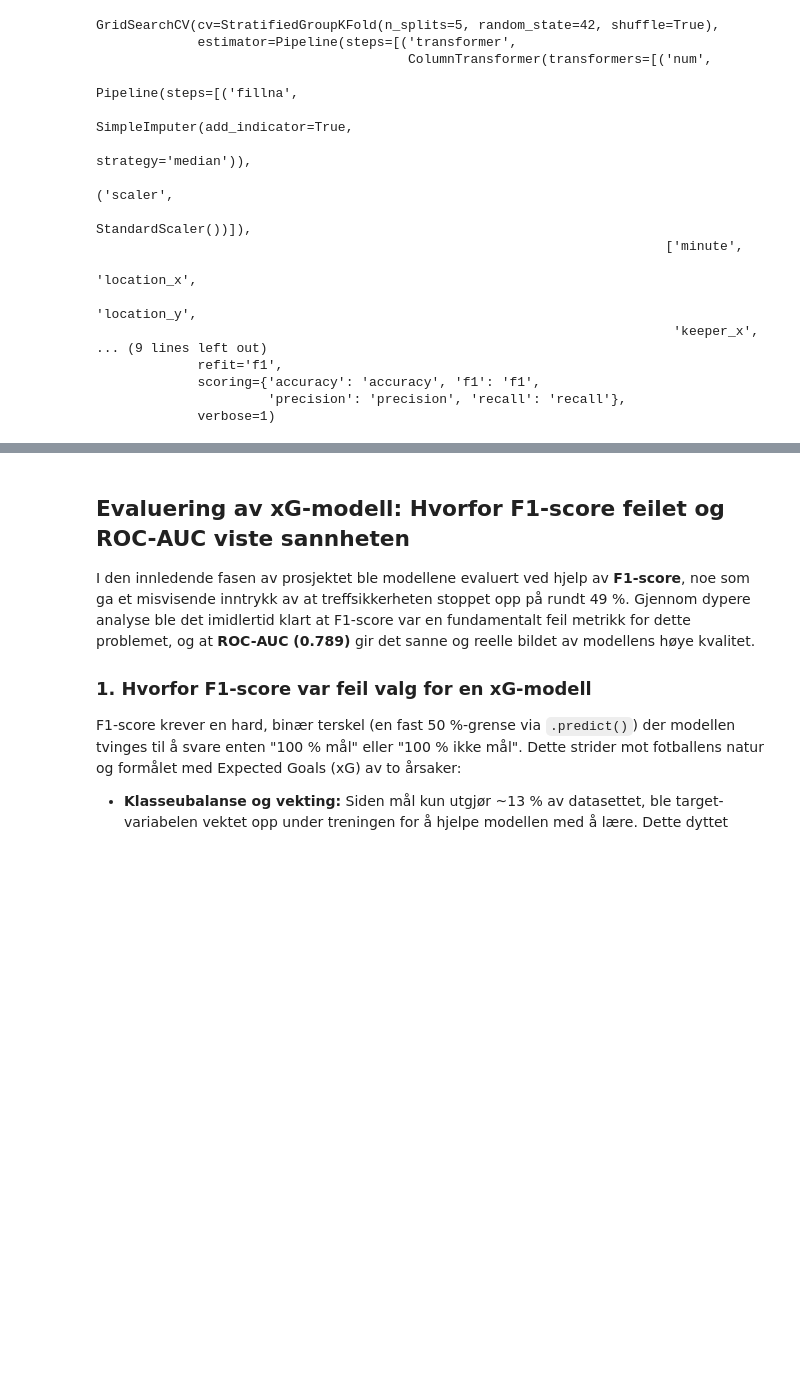
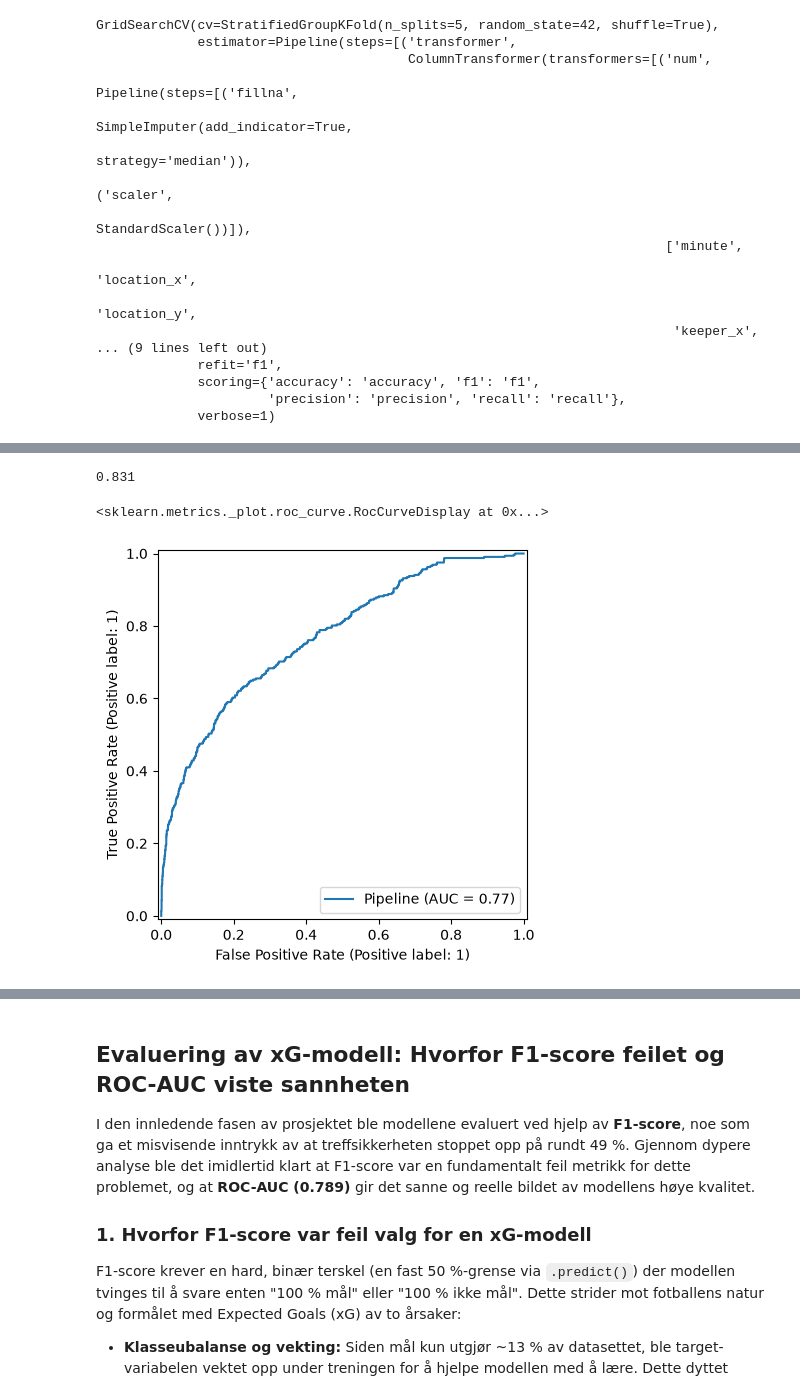
Before and after one commit to Daniel11098/football-predictions, a Jupyter notebook: Mandtory3/footballPredictionBestModel.ipynb, the cells around one changed output, grey strips where cells are left out. Drawn from its saved outputs; the diff is of its cells as text; code cells hidden in the pictures; blank space fills up the shorter version.

```diff
--- a/Mandtory3/footballPredictionBestModel.ipynb
+++ b/Mandtory3/footballPredictionBestModel.ipynb
@@ -241 +270,10 @@ RocCurveDisplay.from_estimator(gb_cv.best_estimator_, test_featuers, test_target
+# %%
+print(round(roc_auc_score(trainval_target, gb_cv.best_estimator_.predict_proba(trainval_featuers)[:, 1]), 3))
+# %% [output]
+0.831
+# %%
+RocCurveDisplay.from_estimator(gb_cv.best_estimator_, test_featuers, test_targets)
+# %% [output]
+<sklearn.metrics._plot.roc_curve.RocCurveDisplay at 0x...>
+[figure, added]
 # %%
```
Also changed, not shown: parts of 29 cells of this notebook, 19 other files.
